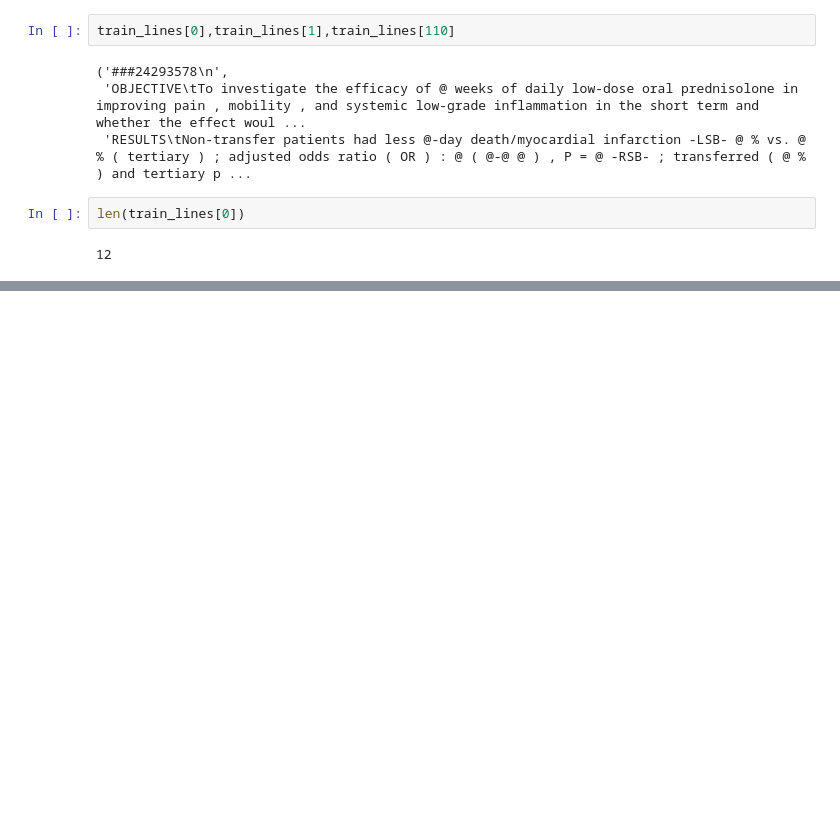
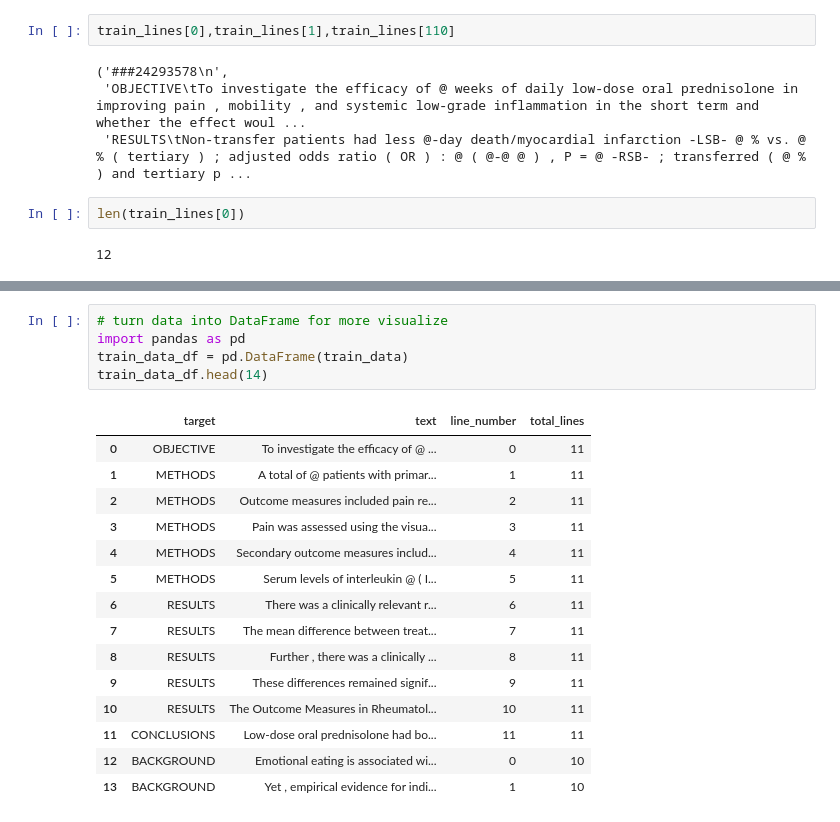
Before and after one commit to mogesTesema/Machine-Learning-Mastery-With-TensorFlow, a Jupyter notebook: NLP/SkimLit milestone project.ipynb, the cells around one changed output, grey strips where cells are left out. Cells and saved outputs as stored; diff of their text form; blank space fills up the shorter version.

```diff
--- a/NLP/SkimLit milestone project.ipynb
+++ b/NLP/SkimLit milestone project.ipynb
@@ -106,0 +129,21 @@ def preprocess_text_with_line_numbers(filename):
+# %%
+# turn data into DataFrame for more visualize
+import pandas as pd
+train_data_df = pd.DataFrame(train_data)
+train_data_df.head(14)
+# %% [output]
+|  | target | text | line_number | total_lines |
+| 0 | OBJECTIVE | To investigate the efficacy of @ ... | 0 | 11 |
+| 1 | METHODS | A total of @ patients with primar... | 1 | 11 |
+| 2 | METHODS | Outcome measures included pain re... | 2 | 11 |
+| 3 | METHODS | Pain was assessed using the visua... | 3 | 11 |
+| 4 | METHODS | Secondary outcome measures includ... | 4 | 11 |
+| 5 | METHODS | Serum levels of interleukin @ ( I... | 5 | 11 |
+| 6 | RESULTS | There was a clinically relevant r... | 6 | 11 |
+| 7 | RESULTS | The mean difference between treat... | 7 | 11 |
+| 8 | RESULTS | Further , there was a clinically ... | 8 | 11 |
+| 9 | RESULTS | These differences remained signif... | 9 | 11 |
+| 10 | RESULTS | The Outcome Measures in Rheumatol... | 10 | 11 |
+| 11 | CONCLUSIONS | Low-dose oral prednisolone had bo... | 11 | 11 |
+| 12 | BACKGROUND | Emotional eating is associated wi... | 0 | 10 |
+| 13 | BACKGROUND | Yet , empirical evidence for indi... | 1 | 10 |
```
Also changed, not shown: parts of 10 cells of this notebook.
